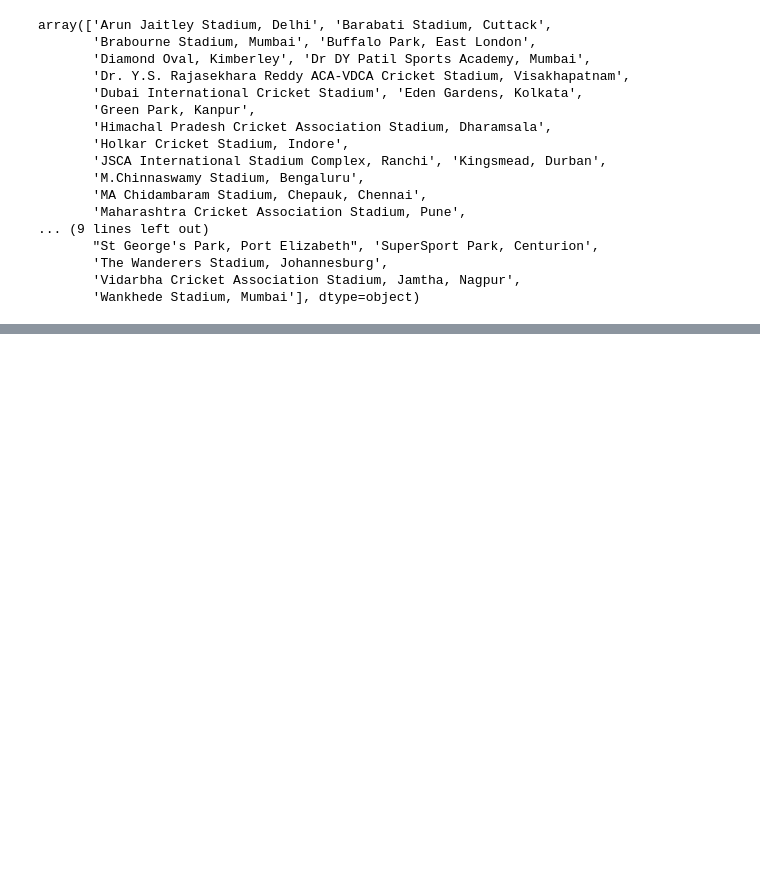
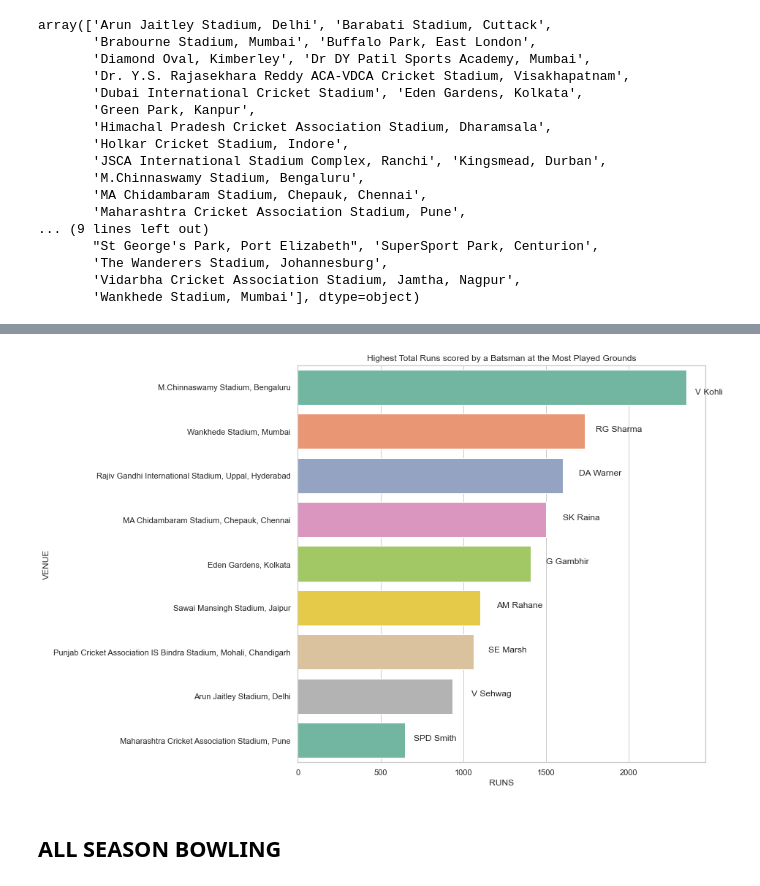
Before and after one commit to umesh-gattem/IPL-D-VIZ, a Jupyter notebook: project/Data Visualization project_murtaza.ipynb, the cells around one changed output, grey strips where cells are left out. Cells and saved outputs as stored; diff of their text form; code cells hidden in the pictures; blank space fills up the shorter version.

```diff
--- a/project/Data Visualization project_murtaza.ipynb
+++ b/project/Data Visualization project_murtaza.ipynb
@@ -1105,0 +1114,23 @@ plt
+# %%
+top_scorer_at_specific_venues_g_500 = top_scorer_at_specific_venues[top_scorer_at_specific_venues['runs'] >= 500]
+# %%
+sns.set_theme(style='whitegrid', font_scale=1)
+plt.figure(figsize=(10,10))
+plt.title('Highest Total Runs scored by a Batsman at the Most Played Grounds')
+ax=sns.barplot(x='runs', y='venue', data=top_scorer_at_specific_venues_g_500, palette='Set2')
+ax.annotate('V Kohli', xy = (2400,0.15))
+ax.annotate('RG Sharma', xy = (1800, 1))
+ax.annotate('DA Warner', xy = (1700, 2))
+ax.annotate('SK Raina', xy = (1600, 3))
+ax.annotate('G Gambhir', xy = (1500, 4))
+ax.annotate('AM Rahane', xy = (1200, 5))
+ax.annotate('SE Marsh', xy = (1150, 6))
+ax.annotate('V Sehwag', xy = (1050, 7))
+ax.annotate('SPD Smith', xy = (700, 8))
+plt.xlabel('RUNS')
+plt.ylabel('VENUE')
+plt.show()
+# %% [output]
+[figure, added]
+# %% [markdown]
+## ALL SEASON BOWLING
```
Also changed, not shown: parts of 28 cells of this notebook.
